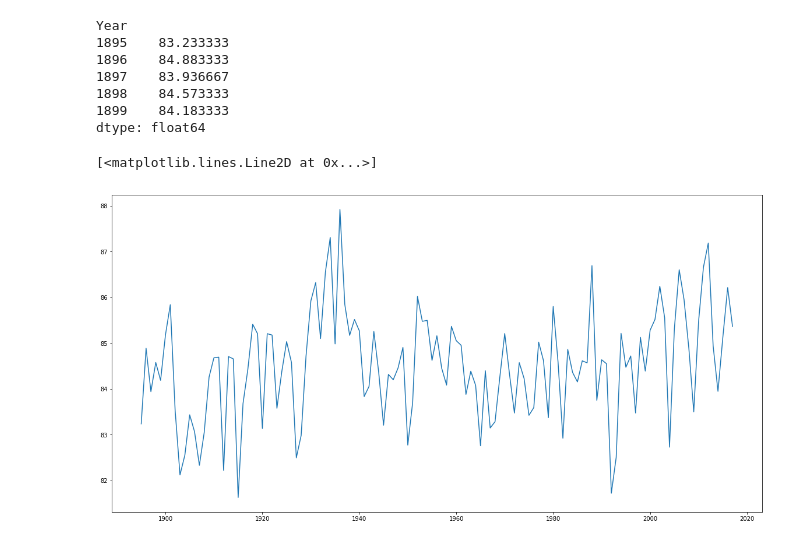
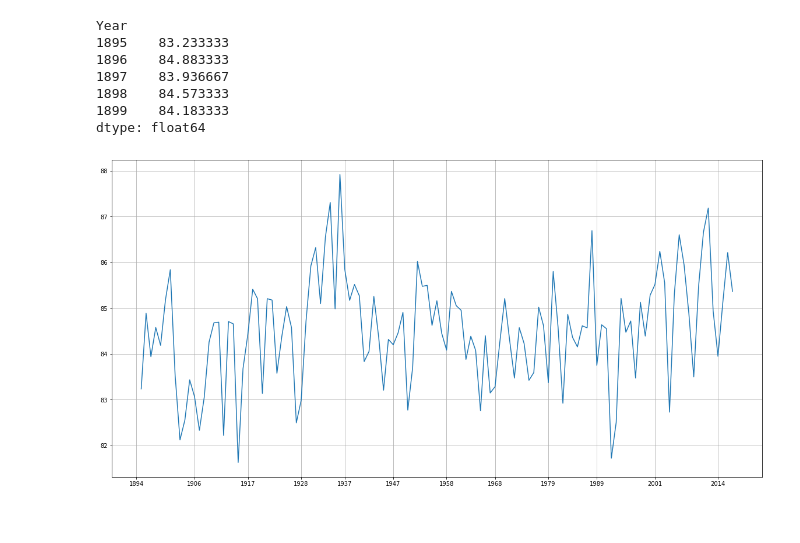
Before and after one commit to A-Grabish/solis-projectum, a Jupyter notebook: working/sunspots.ipynb, the cells around one changed output. Cells and saved outputs as stored; diff of their text form; code cells hidden in the pictures.

Commit message:
temp min, actual solar cycle years

```diff
--- a/working/sunspots.ipynb
+++ b/working/sunspots.ipynb
@@ -44,5 +68,9 @@ plt.savefig("year_plot.png")
 plt.rcParams["figure.figsize"] = (20,10)
 plt.errorbar(sun_m_1895["Date (fraction of year)"], sun_m_1895['Monthly Mean Total'], yerr = sun_m_1895["Monthly Mean SD"])
 plt.errorbar(sun_y_1895["Year"], sun_y_1895["Yearly Mean Total Sunspots"], color = "red", yerr = sun_y_1895["Yearly Mean SD"])
-plt.xticks(np.arange(1895,2020,step = 5))
+
+#list of solar maximum years
+solar_max =[1894,1906,1917,1928,1937,1947,1958,1968,1979,1989,2001,2014]
+plt.xticks(solar_max)
+plt.grid()
 plt.savefig("year_error")
@@ -117,6 +157,7 @@ max_nation = max_nation.reset_index(drop = True)
 max_nation.drop(123, inplace = True)
 max_nation['June'] = pd.to_numeric(max_nation['June'])
 max_nation['July'] = pd.to_numeric(max_nation['July'])
+max_nation["Year"] = pd.to_numeric(max_nation["Year"])
 max_head = max_nation.head()
 # %%
 #select only summer months data for graph/analysis
@@ -143,9 +184,10 @@ Year
 dtype: float64
 # %%
 plt.plot(max_summer_avg)
+plt.xticks(solar_max)
+plt.grid()
 # %% [output]
-[<matplotlib.lines.Line2D at 0x...>]
-[figure, old version]
+[figure, new version]
 # %%
 #min temp
 min_raw = pd.read_csv("min_raw_clean.csv", index_col = 0)
```
Also changed, not shown: parts of 13 cells of this notebook, 2 other files.
